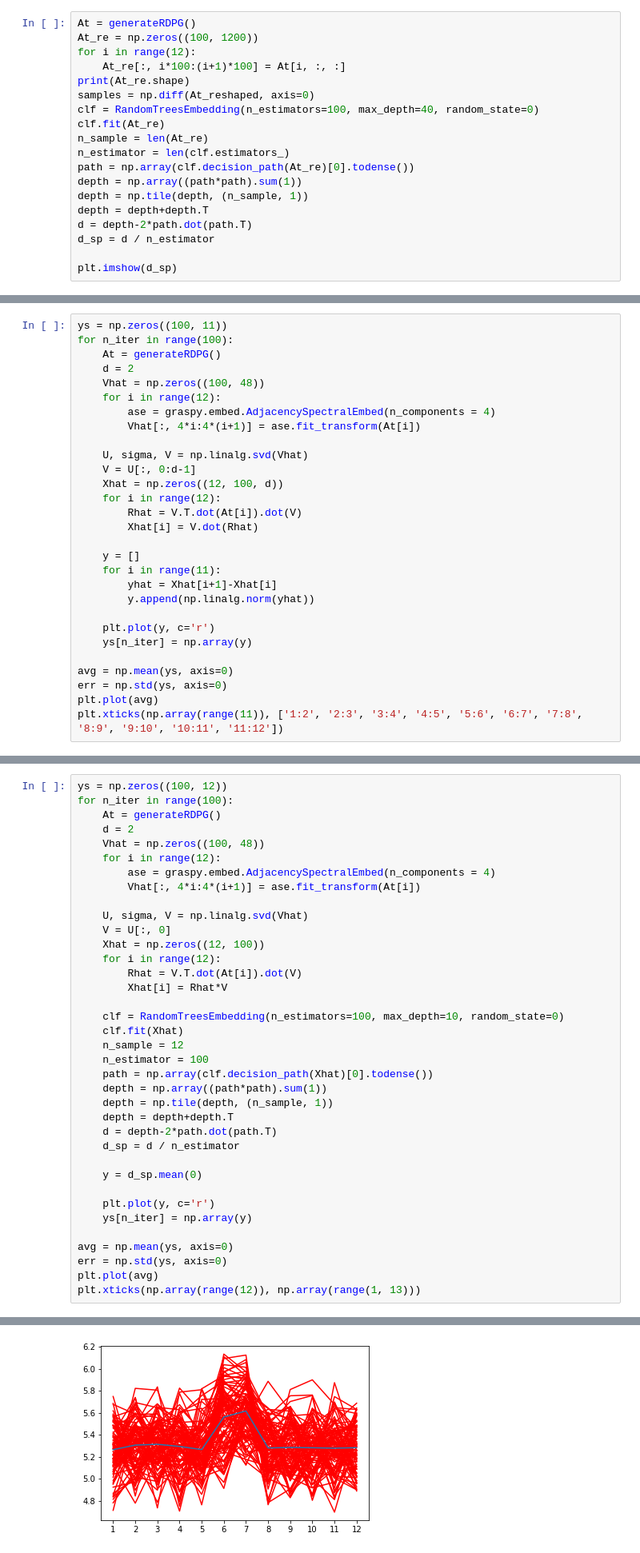
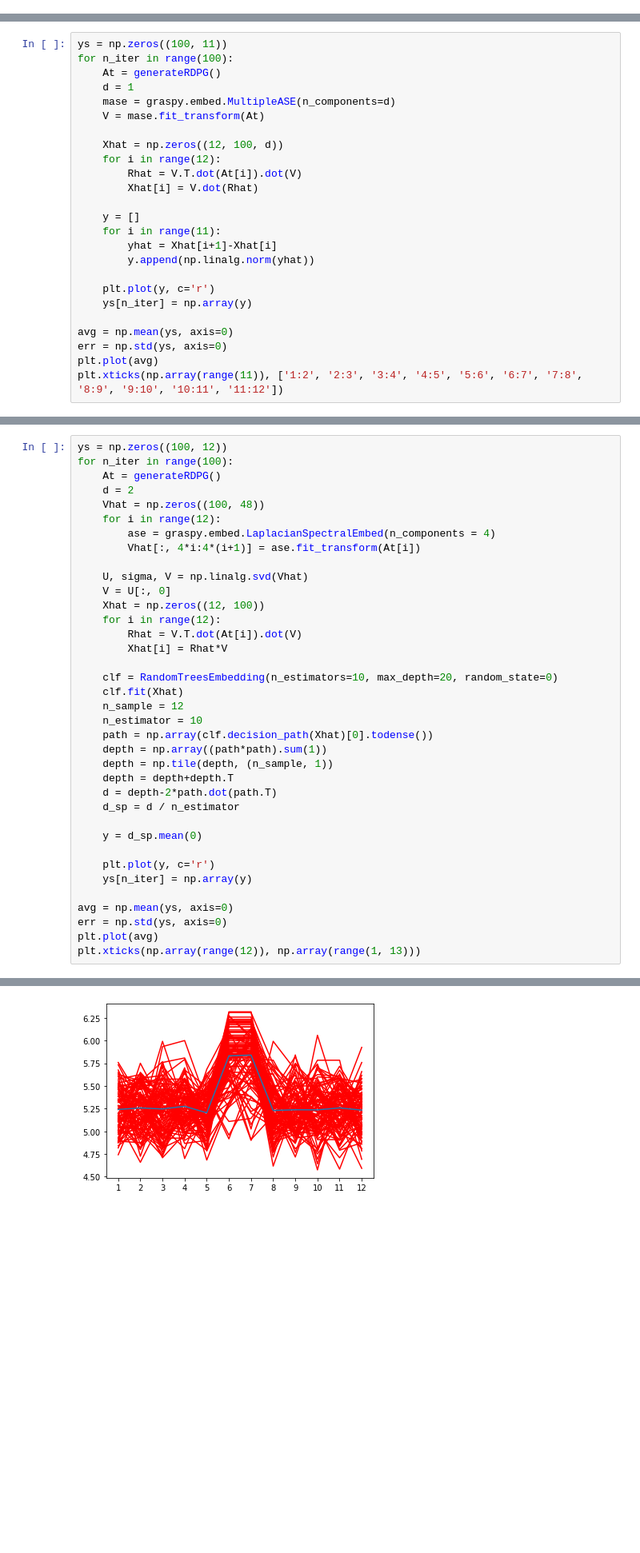
Before and after one commit to NeuroDataDesign/team-forbidden-forest, a Jupyter notebook: ShumingXu/RDPG.ipynb, the cells around one changed output, grey strips where cells are left out. Shown: that part at 80% size. Cells and saved outputs as stored; diff of their text form; blank space fills up the shorter version.

```diff
--- a/ShumingXu/RDPG.ipynb
+++ b/ShumingXu/RDPG.ipynb
@@ -31,22 +31,3 @@ def generateRDPG():
 from rerf.urerf import UnsupervisedRandomForest
 import matplotlib.pyplot as plt
 from sklearn.ensemble import RandomTreesEmbedding
-# %%
-At = generateRDPG()
-At_re = np.zeros((100, 1200))
-for i in range(12):
-    At_re[:, i*100:(i+1)*100] = At[i, :, :]
-print(At_re.shape)
-samples = np.diff(At_reshaped, axis=0)
-clf = RandomTreesEmbedding(n_estimators=100, max_depth=40, random_state=0)
-clf.fit(At_re)
-n_sample = len(At_re)
-n_estimator = len(clf.estimators_)
-path = np.array(clf.decision_path(At_re)[0].todense())
-depth = np.array((path*path).sum(1))
-depth = np.tile(depth, (n_sample, 1))
-depth = depth+depth.T
-d = depth-2*path.dot(path.T)
-d_sp = d / n_estimator
-
-plt.imshow(d_sp)
@@ -58,14 +35,10 @@ plt.imshow(d_sp)
 ys = np.zeros((100, 11))
 for n_iter in range(100):
     At = generateRDPG()
-    d = 2
-    Vhat = np.zeros((100, 48))
-    for i in range(12):
-        ase = graspy.embed.AdjacencySpectralEmbed(n_components = 4)
-        Vhat[:, 4*i:4*(i+1)] = ase.fit_transform(At[i])
+    d = 1
+    mase = graspy.embed.MultipleASE(n_components=d)
+    V = mase.fit_transform(At)
 
-    U, sigma, V = np.linalg.svd(Vhat)
-    V = U[:, 0:d-1]
     Xhat = np.zeros((12, 100, d))
     for i in range(12):
         Rhat = V.T.dot(At[i]).dot(V)
@@ -175,7 +272,7 @@ for n_iter in range(100):
     d = 2
     Vhat = np.zeros((100, 48))
     for i in range(12):
-        ase = graspy.embed.AdjacencySpectralEmbed(n_components = 4)
+        ase = graspy.embed.LaplacianSpectralEmbed(n_components = 4)
         Vhat[:, 4*i:4*(i+1)] = ase.fit_transform(At[i])
 
     U, sigma, V = np.linalg.svd(Vhat)
@@ -185,41 +282,41 @@ for n_iter in range(100):
         Rhat = V.T.dot(At[i]).dot(V)
         Xhat[i] = Rhat*V
 
-    clf = RandomTreesEmbedding(n_estimators=100, max_depth=10, random_state=0)
+    clf = RandomTreesEmbedding(n_estimators=10, max_depth=20, random_state=0)
     clf.fit(Xhat)
     n_sample = 12
-    n_estimator = 100
+    n_estimator = 10
     path = np.array(clf.decision_path(Xhat)[0].todense())
     depth = np.array((path*path).sum(1))
     depth = np.tile(depth, (n_sample, 1))
     depth = depth+depth.T
     d = depth-2*path.dot(path.T)
     d_sp = d / n_estimator
 
     y = d_sp.mean(0)
 
     plt.plot(y, c='r')
     ys[n_iter] = np.array(y)
 
 avg = np.mean(ys, axis=0)
 err = np.std(ys, axis=0)
 plt.plot(avg)
 plt.xticks(np.array(range(12)), np.array(range(1, 13)))
 # %% [output]
 ([<matplotlib.axis.XTick at 0x...>,
   <matplotlib.axis.XTick at 0x...>,
   <matplotlib.axis.XTick at 0x...>,
   <matplotlib.axis.XTick at 0x...>,
   <matplotlib.axis.XTick at 0x...>,
   <matplotlib.axis.XTick at 0x...>,
   <matplotlib.axis.XTick at 0x...>,
   <matplotlib.axis.XTick at 0x...>,
   <matplotlib.axis.XTick at 0x...>,
   <matplotlib.axis.XTick at 0x...>,
   <matplotlib.axis.XTick at 0x...>,
   <matplotlib.axis.XTick at 0x...>],
  <a list of 12 Text xticklabel objects>)
-[figure, old version]
+[figure, new version]
 # %%
 plt.errorbar(np.array(range(12)), avg, yerr=err)
 plt.xticks(np.array(range(12)), np.array(range(1, 13)))
```
Also changed, not shown: parts of 14 cells of this notebook.
